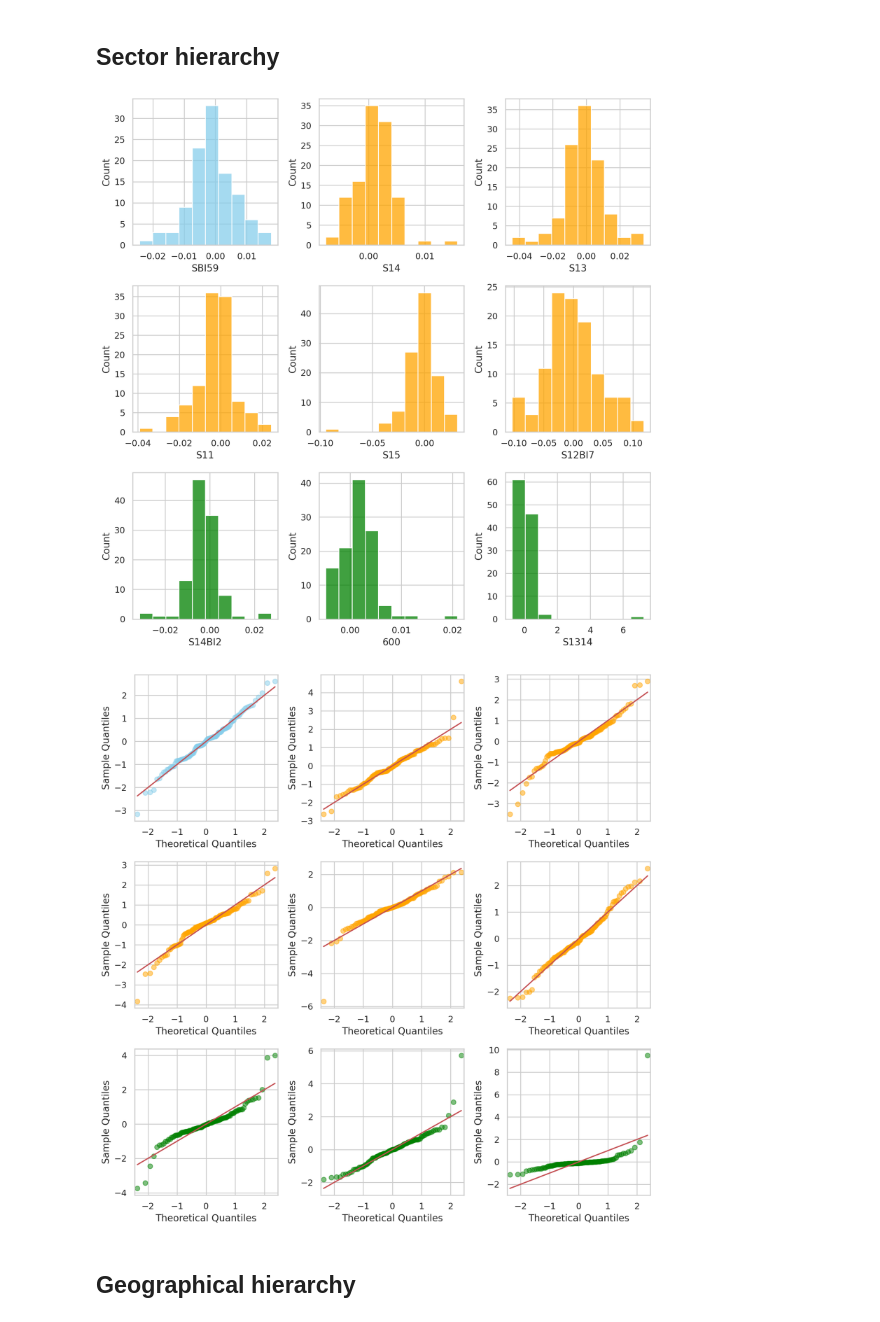
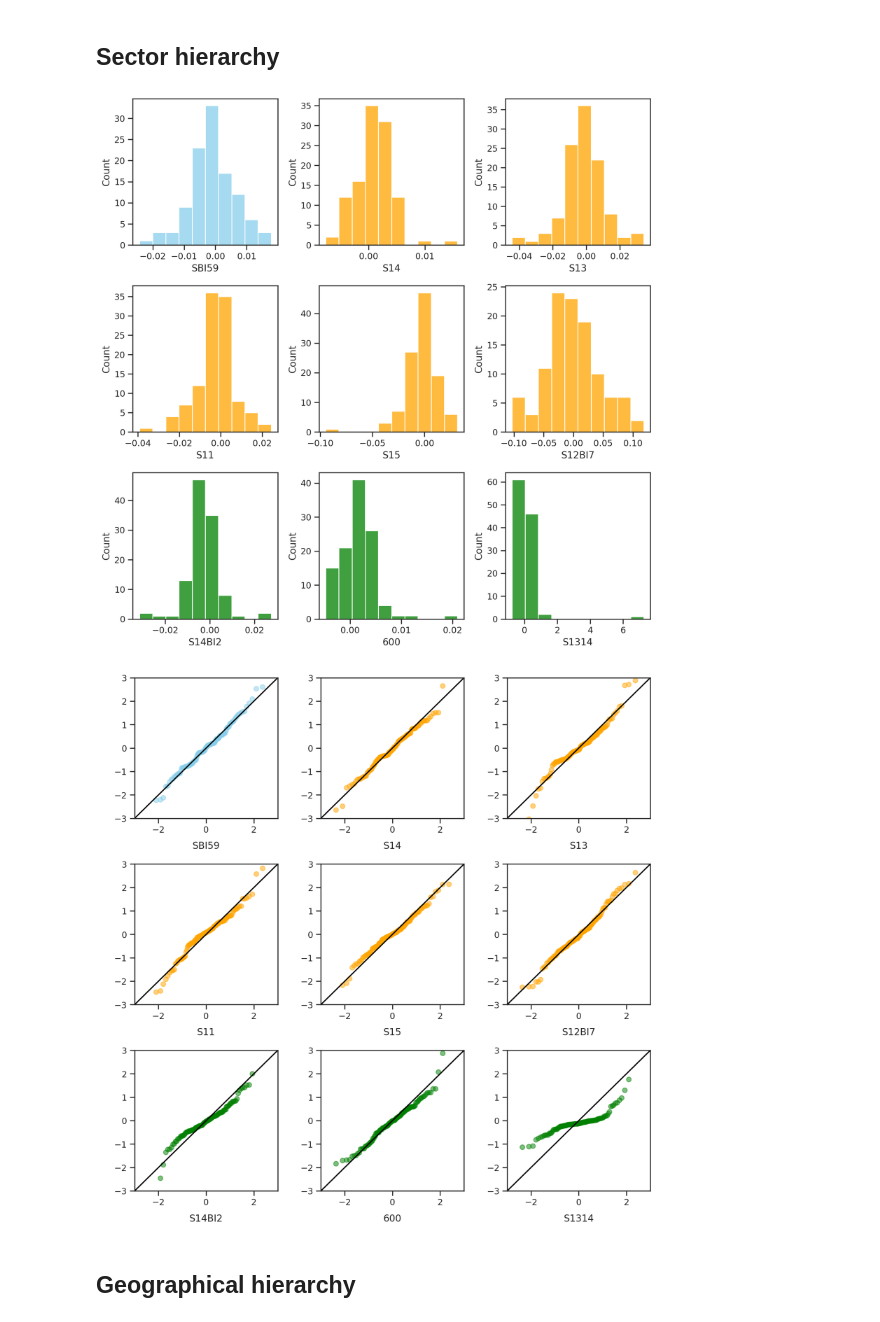
Before and after one commit to QuantLet/Hierarchical-Loan-Forecasting, a Jupyter notebook: Hierarchical_loans/4. QQ_plots of log-returns/QQplots_loans.ipynb, the cells around one changed output. Drawn from its saved outputs; the diff is of its cells as text; code cells hidden in the pictures.

Commit message:
update QQ plots visual

```diff
--- a/Hierarchical_loans/4. QQ_plots of log-returns/QQplots_loans.ipynb
+++ b/Hierarchical_loans/4. QQ_plots of log-returns/QQplots_loans.ipynb
@@ -4,7 +4,7 @@ import numpy as np
 import matplotlib.pyplot as plt
 import seaborn as sns
 import pickle as pkl
-sns.set_theme(context = 'notebook', style='whitegrid')
+sns.set_theme(context = 'notebook', style='ticks')
 from statsmodels.graphics.gofplots import qqplot
 import statsmodels.tsa as tsa
 from statsforecast.models import AutoARIMA
@@ -19,35 +19,44 @@ import statsmodels.stats.diagnostic as diag
 # %%
 df = pd.read_parquet('./loans_sector.parquet')
 mapping = pkl.load(open('./sector_mapping.pkl','rb'))
 dict = pd.read_pickle('./sector_dict.pkl')
 mapping = {v: k for k, v in mapping.items()}
 map = [mapping[i] for i in range(21)]
 df = df[map]
 l = dict['levels_list']
 colors = ['skyblue', 'orange', 'green']
 log_returns = df.pct_change(1).dropna()
 fig, axs = plt.subplots(3,3, figsize =(10,10), dpi = 200)
 fig2, axs2 = plt.subplots(3,3, figsize =(10,10), dpi = 200)
 fig.set_tight_layout(True)
 fig2.set_tight_layout(True)
 index = 0
 for i in range(9):
     data = log_returns.iloc[10:,i]
     for k,a in enumerate(l):
         if data.name in a :
             index = k
         else:
             for b in a:
                 if data.name in b :
                     index = k
     sns.histplot(data, ax=axs[i//3, i%3], bins = 10, color = colors[index])
-    qqplot(data, fit = True, line = 's', ax=axs2[i//3, i%3], markerfacecolor = colors[index], markeredgecolor = colors[index], alpha = .5)
+    axs2[i//3,i%3].set_title(f'{map[i]}', y = 0)
+    qqplot(data, fit = True, line = None, ax=axs2[i//3, i%3], markerfacecolor = colors[index], markeredgecolor = colors[index], alpha = .5)
+
+    axs2[i//3,i%3].set_xlabel(' ')
+    axs2[i//3,i%3].set_ylabel(' ')
+    axs2[i//3,i%3].set_title(f'{log_returns.columns[i]}', y=-.25)
+    axs2[i//3,i%3].set_xlim((-3,3))
+    axs2[i//3,i%3].set_ylim((-3,3))
+    x = np.linspace(-3.1, 3.1, 200)
+    axs2[i//3,i%3].plot(x, x, color = 'black')
 
 fig.savefig('sector_log_distribution.png', transparent = True)
 fig2.savefig('sector_log_qqplot.png', transparent = True)
 # %% [output]
-[figure, old version]
+[figure, new version]
-[figure, old version]
+[figure, new version]
 # %% [markdown]
 ## Geographical hierarchy
 # %%
```
Also changed, not shown: parts of 1 cell of this notebook, 4 other files.
